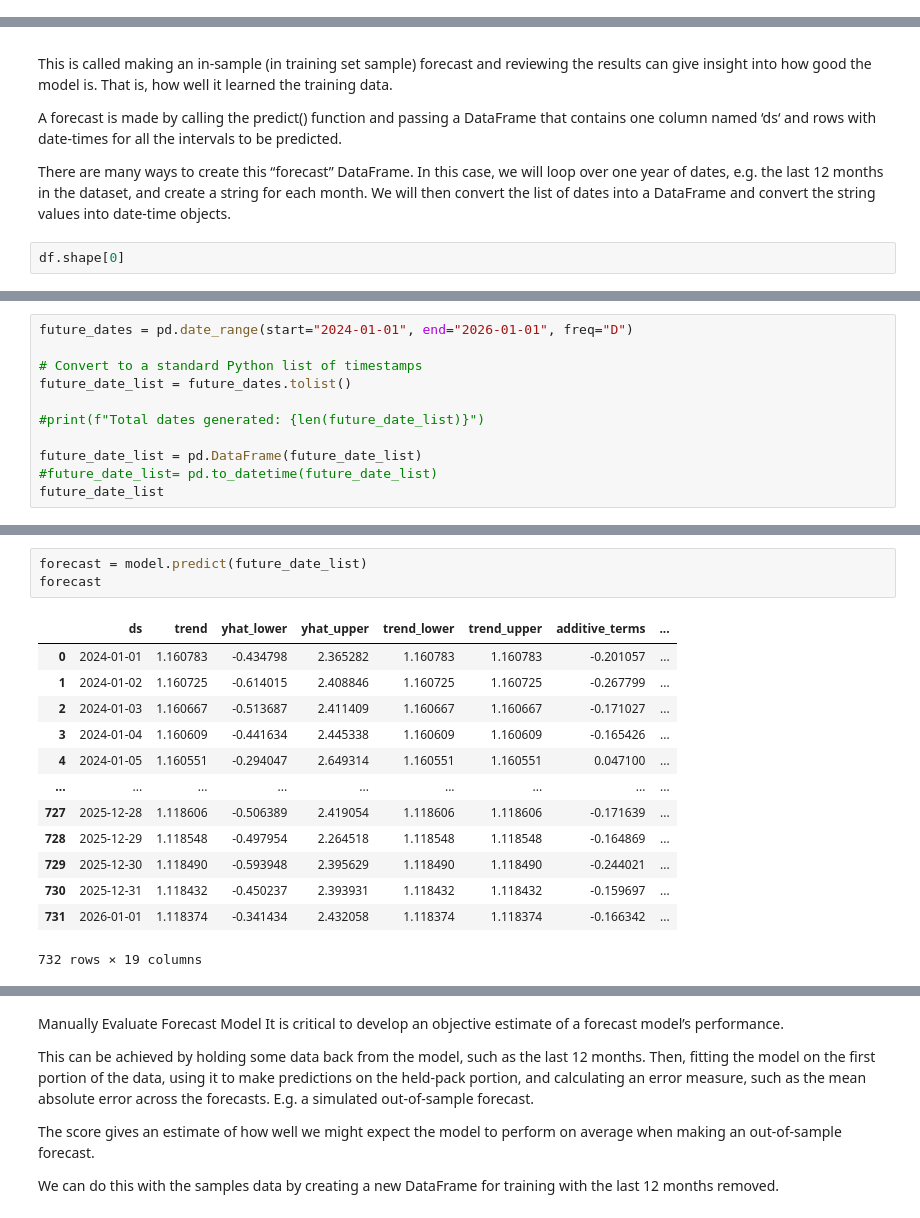
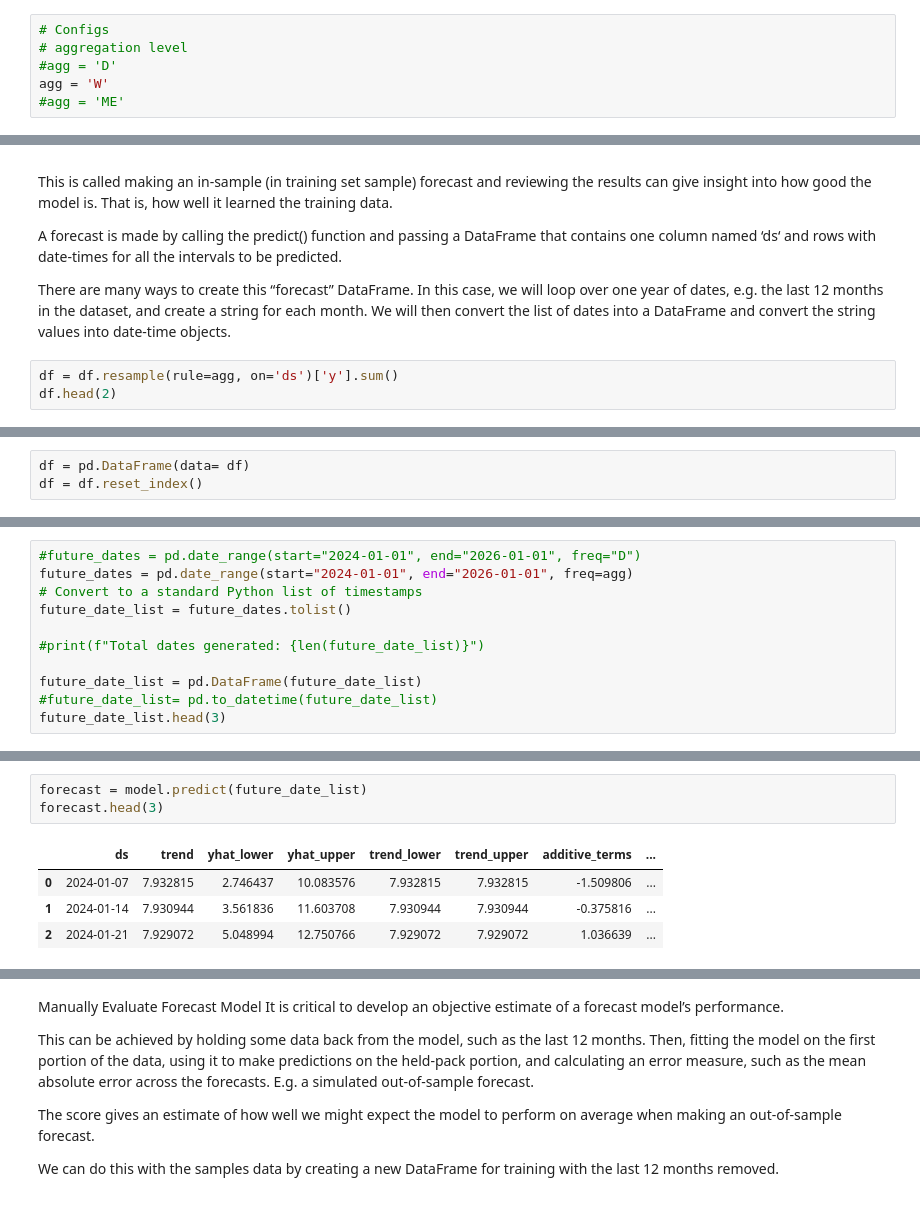
Before and after one commit to admason/C_Spark_Project_AM2, a Jupyter notebook: fb_Prophet_tutorial_AM2_RTC.ipynb, the cells around one changed output, grey strips where cells are left out. Drawn from its saved outputs; the diff is of its cells as text.

```diff
--- a/fb_Prophet_tutorial_AM2_RTC.ipynb
+++ b/fb_Prophet_tutorial_AM2_RTC.ipynb
@@ -1,5 +1,11 @@
 # %% [markdown]
 https://machinelearningmastery.com/time-series-forecasting-with-prophet-in-python/
+# %%
+# Configs
+# aggregation level
+#agg = 'D'
+agg = 'W'
+#agg = 'ME'
 # %%
 import pandas as pd
 import numpy as np
@@ -95,5 +100,6 @@ A forecast is made by calling the predict() function and passing a DataFrame tha
 
 There are many ways to create this “forecast” DataFrame. In this case, we will loop over one year of dates, e.g. the last 12 months in the dataset, and create a string for each month. We will then convert the list of dates into a DataFrame and convert the string values into date-time objects.
 # %%
-df.shape[0]
+df = df.resample(rule=agg, on='ds')['y'].sum()
+df.head(2)
 # %% [output]
@@ -100,0 +141,3 @@ df.shape[0]
+# %%
+df = pd.DataFrame(data= df)
+df = df.reset_index()
@@ -127,6 +179,6 @@ Total dates generated: 4017
 # %%
-future_dates = pd.date_range(start="2024-01-01", end="2026-01-01", freq="D")
-
+#future_dates = pd.date_range(start="2024-01-01", end="2026-01-01", freq="D")
+future_dates = pd.date_range(start="2024-01-01", end="2026-01-01", freq=agg)
 # Convert to a standard Python list of timestamps
 future_date_list = future_dates.tolist()
 
@@ -134,6 +186,6 @@ future_date_list = future_dates.tolist()
 
 future_date_list = pd.DataFrame(future_date_list)
 #future_date_list= pd.to_datetime(future_date_list)
-future_date_list
+future_date_list.head(3)
 # %% [output]
 |  | 0 |
@@ -180,20 +211,11 @@ future_date_list
 # %%
 forecast = model.predict(future_date_list)
-forecast
+forecast.head(3)
 # %% [output]
 |  | ds | trend | yhat_lower | yhat_upper | trend_lower | trend_upper | additive_terms | ... |
-| 0 | 2024-01-01 | 1.160783 | -0.434798 | 2.365282 | 1.160783 | 1.160783 | -0.201057 | ... |
-| 1 | 2024-01-02 | 1.160725 | -0.614015 | 2.408846 | 1.160725 | 1.160725 | -0.267799 | ... |
-| 2 | 2024-01-03 | 1.160667 | -0.513687 | 2.411409 | 1.160667 | 1.160667 | -0.171027 | ... |
-| 3 | 2024-01-04 | 1.160609 | -0.441634 | 2.445338 | 1.160609 | 1.160609 | -0.165426 | ... |
-| 4 | 2024-01-05 | 1.160551 | -0.294047 | 2.649314 | 1.160551 | 1.160551 | 0.047100 | ... |
-| ... | ... | ... | ... | ... | ... | ... | ... | ... |
-| 727 | 2025-12-28 | 1.118606 | -0.506389 | 2.419054 | 1.118606 | 1.118606 | -0.171639 | ... |
-| 728 | 2025-12-29 | 1.118548 | -0.497954 | 2.264518 | 1.118548 | 1.118548 | -0.164869 | ... |
-| 729 | 2025-12-30 | 1.118490 | -0.593948 | 2.395629 | 1.118490 | 1.118490 | -0.244021 | ... |
-| 730 | 2025-12-31 | 1.118432 | -0.450237 | 2.393931 | 1.118432 | 1.118432 | -0.159697 | ... |
-| 731 | 2026-01-01 | 1.118374 | -0.341434 | 2.432058 | 1.118374 | 1.118374 | -0.166342 | ... |
+| 0 | 2024-01-07 | 7.932815 | 2.746437 | 10.083576 | 7.932815 | 7.932815 | -1.509806 | ... |
+| 1 | 2024-01-14 | 7.930944 | 3.561836 | 11.603708 | 7.930944 | 7.930944 | -0.375816 | ... |
+| 2 | 2024-01-21 | 7.929072 | 5.048994 | 12.750766 | 7.929072 | 7.929072 | 1.036639 | ... |
-732 rows × 19 columns
 # %%
 ...
 # summarize the forecast
```
Also changed, not shown: parts of 22 cells of this notebook.
